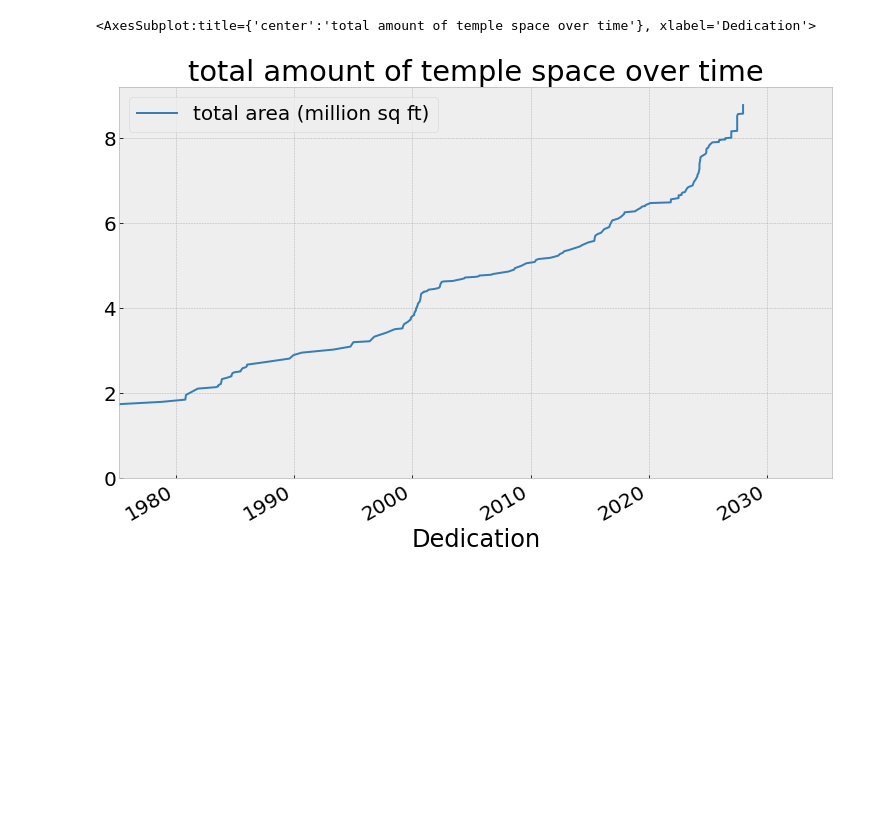
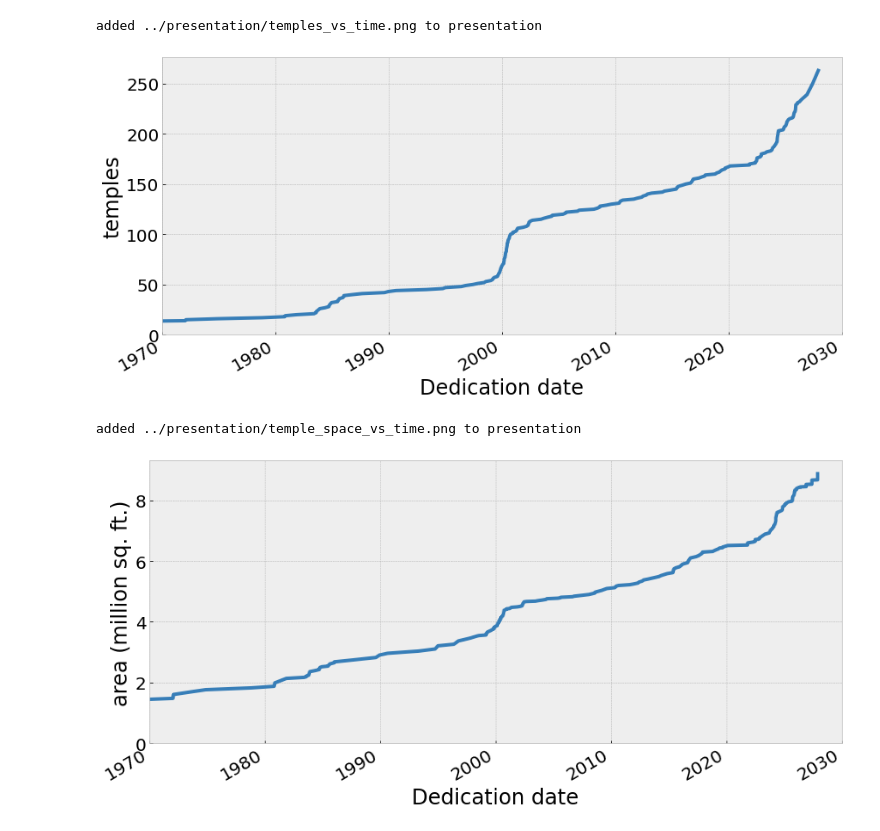
Before and after one commit to qhspencer/lds-data-analysis, a Jupyter notebook: notebooks/Temples.ipynb, the cells around one changed output. Saved outputs shown, nothing was run; the diff lists cells and outputs as text; code cells hidden in the pictures; blank space fills up the shorter version.

```diff
--- a/notebooks/Temples.ipynb
+++ b/notebooks/Temples.ipynb
@@ -7,12 +7,12 @@ pl.style.use('bmh')
 clist = ['#377eb8', '#e41a1c', '#4daf4a', '#984ea3', '#ff7f00',
          '#ffff33', '#a65628', '#f781bf', '#999999']
 prop_cycle = pl.cycler(color=clist)
-lw_default = 2
+lw_default = 4
 pl.rcParams.update({
     'axes.prop_cycle': prop_cycle,
     'lines.linewidth': lw_default,
     'font.size': 20,
-    'figure.figsize': [12, 8],
+    'figure.figsize': [13.333, 6.6],
     'figure.subplot.left': 0.125,
     'figure.subplot.right': 0.95,
     'figure.subplot.bottom': 0.15})
@@ -169,18 +229,21 @@ ax = (plotdata[plotdata.index>=2012]*100).plot.bar(rot=0, width=0.7, ylabel='fra
 # set minimum date for estimated grounbreaking and dedication so they aren't in the past
 min_date = pd.to_datetime('2022-07-01')
 
-ref_temples = td[(td['Announcement'].dt.year>=2008) & (~td['Dedication'].isna())]
-est_times = ref_temples[['Announcement', 'Groundbreaking', 'Dedication']].diff(axis=1).mean()
+ref_temples = td[(td['Announcement date'].dt.year>=2008) & (~td['Dedication date'].isna())]
+est_times = ref_temples[['Announcement date', 'Groundbreaking date',
+                         'Dedication date']].diff(axis=1).mean()
 
-gr_est = td['Groundbreaking'].isna()
-td.loc[gr_est, 'Groundbreaking'] = td[gr_est]['Announcement'] + est_times['Groundbreaking']
-idx = gr_est & (td['Groundbreaking'] < min_date)
-td.loc[idx, 'Groundbreaking'] = min_date
+gr_est = td['Groundbreaking date'].isna()
+td.loc[gr_est, 'Groundbreaking date'] = td[gr_est]['Announcement date'] + \
+                                        est_times['Groundbreaking date']
+idx = gr_est & (td['Groundbreaking date'] < min_date)
+td.loc[idx, 'Groundbreaking date'] = min_date
 
-de_est = td['Dedication'].isna()
-td.loc[de_est, 'Dedication'] = td[de_est]['Groundbreaking'] + est_times['Dedication']
-idx = de_est & (td['Dedication'] < min_date)
-td.loc[idx, 'Dedication'] = min_date
+de_est = td['Dedication date'].isna()
+td.loc[de_est, 'Dedication date'] = td[de_est]['Groundbreaking date'] + \
+                                    est_times['Dedication date']
+idx = de_est & (td['Dedication date'] < min_date)
+td.loc[idx, 'Dedication date'] = min_date
 
 td['completion_estimated'] = 0
 td.loc[de_est, 'completion_estimated'] = 1
@@ -269,6 +360,0 @@ if True:
-# %%
-ct = (td_['Dedication']-td_['Announcement']).dt.days/365
-completed = td_['completion_estimated']==0
-td_.loc[completed, 'completion_time'] = ct[completed]
-td_.plot.scatter(x='completion_time', y='area', ylim=[0,200000], xlim=[0,20])
-td_['completion_time'].mean()
@@ -320,12 +400,22 @@ ef['film_frac'] = ef['film']/ef['total']
+# %%
+td_.groupby('Dedication date').size().sort_index().cumsum().plot(
+    xlim=['1970-01-01', '2030-01-01'], ylim=[0, None],
+    ylabel='temples')
+
+create_ppt_slide('temples_vs_time', 'number of temples over time')
+# %% [output]
+added ../presentation/temples_vs_time.png to presentation
+[figure, added]
 # %%
-area_time = td_[['Dedication','area']].sort_values('Dedication')
+area_time = td_[['Dedication date','area']].sort_values('Dedication date')
 area_time['total area (million sq ft)'] = area_time['area'].cumsum()/1e6
 area_time['number'] = area_time.reset_index().index+1
-area_time.plot(x='Dedication', y=['total area (million sq ft)'],
-               xlim=[1920, None], ylim=[0, None],
-               title='total amount of temple space over time')#, logy=True)
-#area_time.iloc[-1]
+area_time.plot(x='Dedication date', y=['total area (million sq ft)'],
+               xlim=['1970-01-01', '2030-01-01'], ylim=[0, None],
+               ylabel='area (million sq. ft.)', legend=False)
+
+create_ppt_slide('temple_space_vs_time', 'total temple space over time')
 # %% [output]
-<AxesSubplot:title={'center':'total amount of temple space over time'}, xlabel='Dedication'>
+added ../presentation/temple_space_vs_time.png to presentation
-[figure, old version]
+[figure, new version]
 # %%
```
Also changed, not shown: parts of 42 cells of this notebook, 12 other files.
